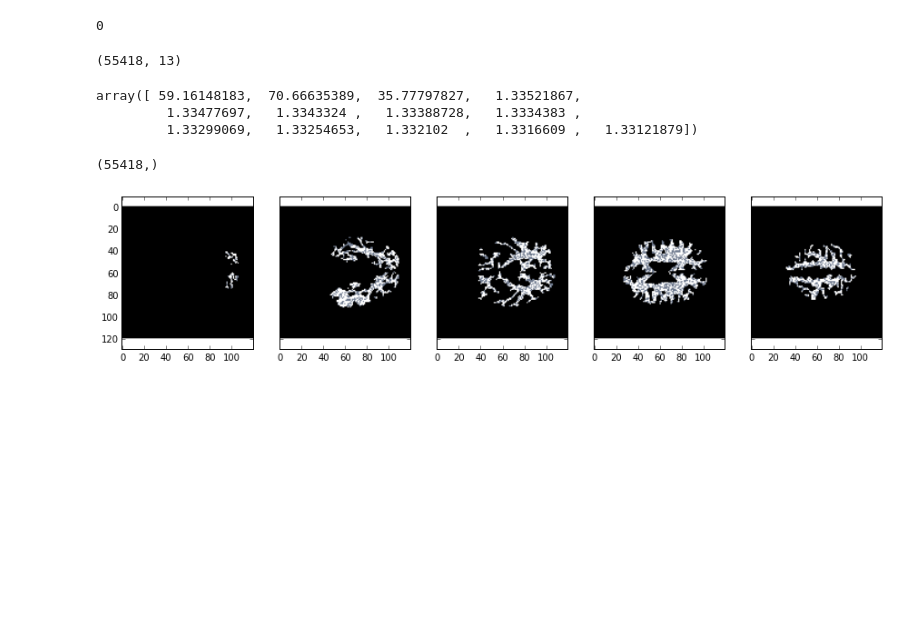
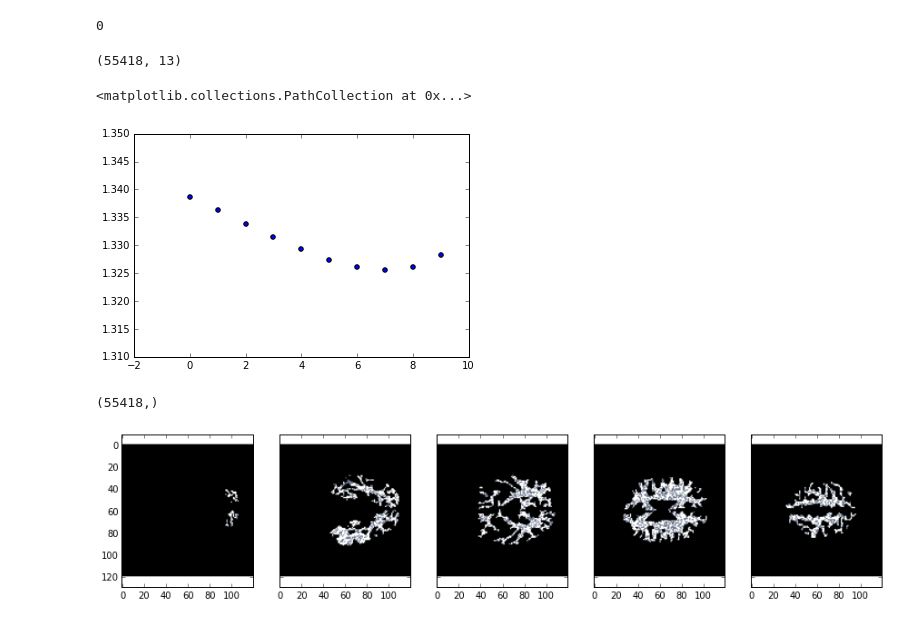
Before and after one commit to snarles/donuts2, a Jupyter notebook: analyses/chris1_comb_blindfit.ipynb, the cells around one changed output. Cells and saved outputs as stored; diff of their text form; code cells hidden in the pictures; blank space fills up the shorter version.

```diff
--- a/analyses/chris1_comb_blindfit.ipynb
+++ b/analyses/chris1_comb_blindfit.ipynb
@@ -130,13 +130,12 @@ np.shape(res00)
 # %% [output]
 (55418, 13)
 # %%
-avgs = np.mean(res00, 0)
+avgs = np.mean(res00, 0)[3:]
-# %%
-avgs
-# %% [output]
-array([ 59.16148183,  70.66635389,  35.77797827,   1.33521867,
-         1.33477697,   1.3343324 ,   1.33388728,   1.3334383 ,
-         1.33299069,   1.33254653,   1.332102  ,   1.3316609 ,   1.33121879])
+# %%
+plt.scatter(np.arange(len(avgs)), avgs)
+# %% [output]
+<matplotlib.collections.PathCollection at 0x...>
+[figure, added]
 # %%
 np.shape(np.min(res00[:, 3:], 1))
 # %% [output]
```
Also changed, not shown: parts of 3 cells of this notebook.
